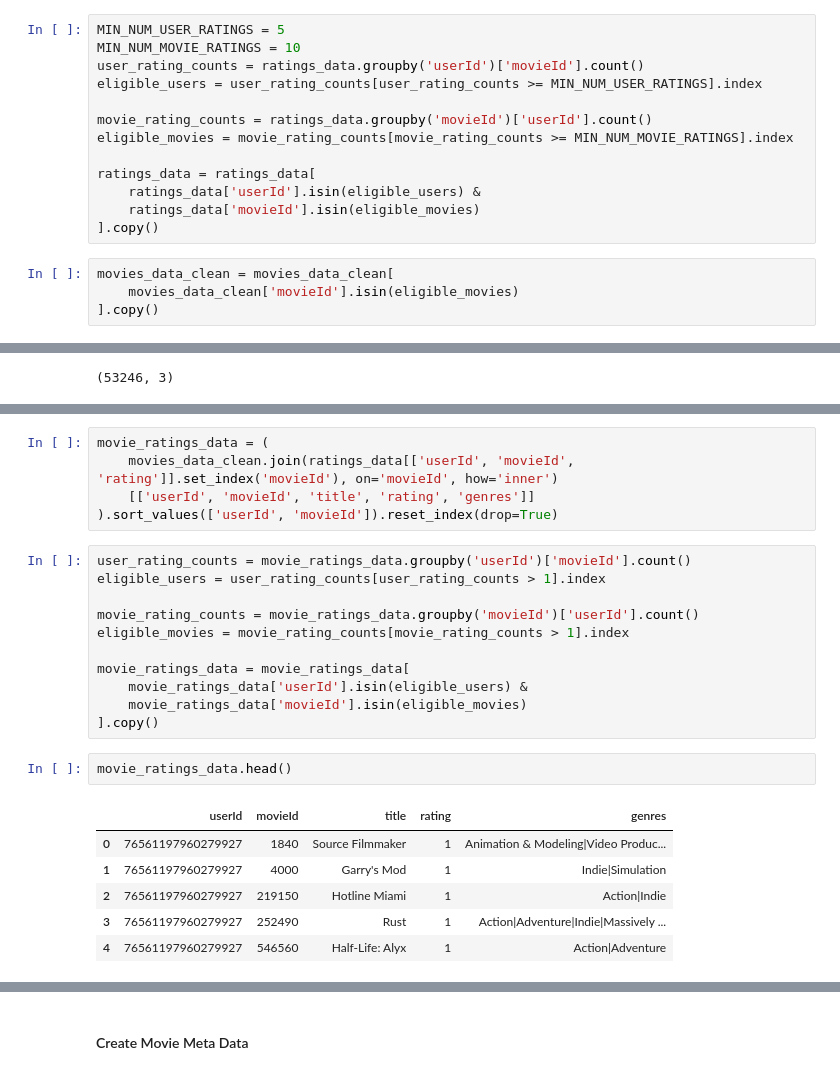
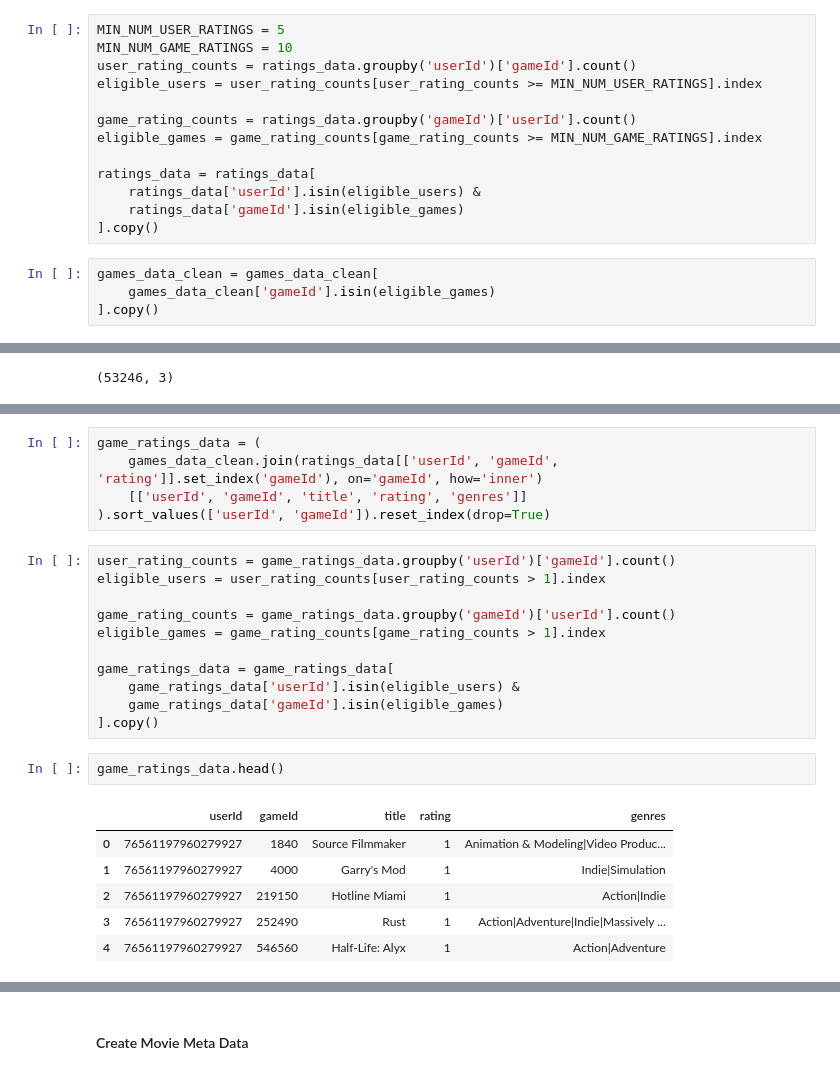
Before and after one commit to BluffSet7340/recomm_sys_project, a Jupyter notebook: taufiq/content_based_nn/twotower.ipynb, the cells around one changed output, grey strips where cells are left out. Saved outputs shown, nothing was run; the diff lists cells and outputs as text.

```diff
--- a/taufiq/content_based_nn/twotower.ipynb
+++ b/taufiq/content_based_nn/twotower.ipynb
@@ -164,20 +164,20 @@ movies_data_clean['movieId'].nunique()
 ratings_data = df.copy()
 # %%
 MIN_NUM_USER_RATINGS = 5
-MIN_NUM_MOVIE_RATINGS = 10
-user_rating_counts = ratings_data.groupby('userId')['movieId'].count()
+MIN_NUM_GAME_RATINGS = 10
+user_rating_counts = ratings_data.groupby('userId')['gameId'].count()
 eligible_users = user_rating_counts[user_rating_counts >= MIN_NUM_USER_RATINGS].index
 
-movie_rating_counts = ratings_data.groupby('movieId')['userId'].count()
-eligible_movies = movie_rating_counts[movie_rating_counts >= MIN_NUM_MOVIE_RATINGS].index
+game_rating_counts = ratings_data.groupby('gameId')['userId'].count()
+eligible_games = game_rating_counts[game_rating_counts >= MIN_NUM_GAME_RATINGS].index
 
 ratings_data = ratings_data[
     ratings_data['userId'].isin(eligible_users) &
-    ratings_data['movieId'].isin(eligible_movies)
+    ratings_data['gameId'].isin(eligible_games)
 ].copy()
 # %%
-movies_data_clean = movies_data_clean[
-    movies_data_clean['movieId'].isin(eligible_movies)
+games_data_clean = games_data_clean[
+    games_data_clean['gameId'].isin(eligible_games)
 ].copy()
 # %%
 len(ratings_data)
@@ -205,25 +205,25 @@ ratings_data['movieId'].nunique()
 # %% [output]
 5368
 # %%
-movie_ratings_data = (
-    movies_data_clean.join(ratings_data[['userId', 'movieId', 'rating']].set_index('movieId'), on='movieId', how='inner')
-    [['userId', 'movieId', 'title', 'rating', 'genres']]
-).sort_values(['userId', 'movieId']).reset_index(drop=True)
+game_ratings_data = (
+    games_data_clean.join(ratings_data[['userId', 'gameId', 'rating']].set_index('gameId'), on='gameId', how='inner')
+    [['userId', 'gameId', 'title', 'rating', 'genres']]
+).sort_values(['userId', 'gameId']).reset_index(drop=True)
 # %%
-user_rating_counts = movie_ratings_data.groupby('userId')['movieId'].count()
+user_rating_counts = game_ratings_data.groupby('userId')['gameId'].count()
 eligible_users = user_rating_counts[user_rating_counts > 1].index
 
-movie_rating_counts = movie_ratings_data.groupby('movieId')['userId'].count()
-eligible_movies = movie_rating_counts[movie_rating_counts > 1].index
+game_rating_counts = game_ratings_data.groupby('gameId')['userId'].count()
+eligible_games = game_rating_counts[game_rating_counts > 1].index
 
-movie_ratings_data = movie_ratings_data[
-    movie_ratings_data['userId'].isin(eligible_users) &
-    movie_ratings_data['movieId'].isin(eligible_movies)
+game_ratings_data = game_ratings_data[
+    game_ratings_data['userId'].isin(eligible_users) &
+    game_ratings_data['gameId'].isin(eligible_games)
 ].copy()
 # %%
-movie_ratings_data.head()
+game_ratings_data.head()
 # %% [output]
-|  | userId | movieId | title | rating | genres |
+|  | userId | gameId | title | rating | genres |
 | 0 | 76561197960279927 | 1840 | Source Filmmaker | 1 | Animation & Modeling|Video Produc... |
 | 1 | 76561197960279927 | 4000 | Garry's Mod | 1 | Indie|Simulation |
 | 2 | 76561197960279927 | 219150 | Hotline Miami | 1 | Action|Indie |
```
Also changed, not shown: parts of 49 cells of this notebook, 6 other files.
